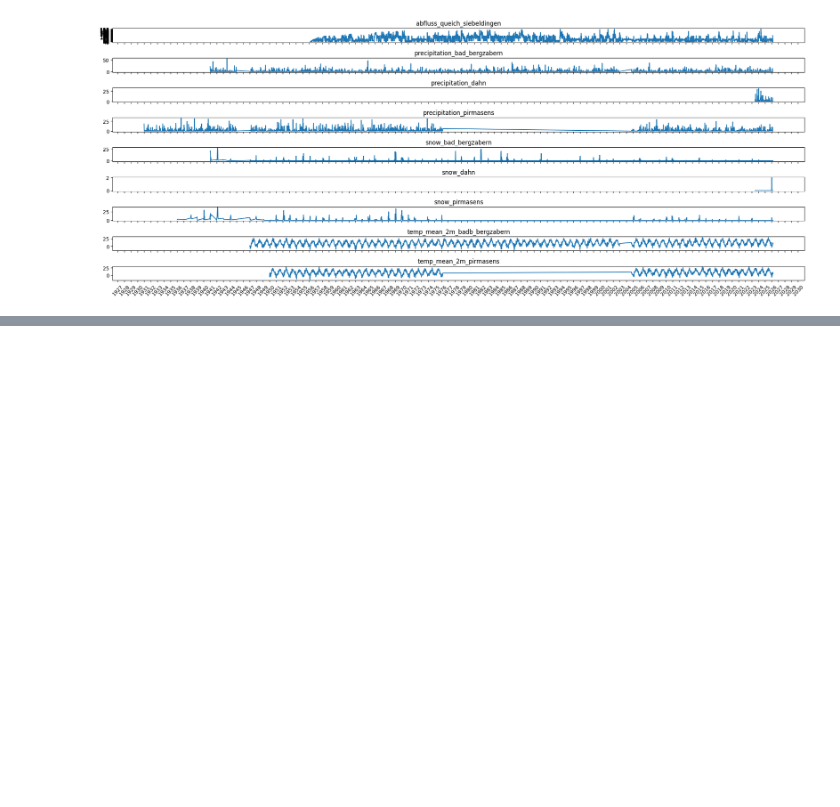
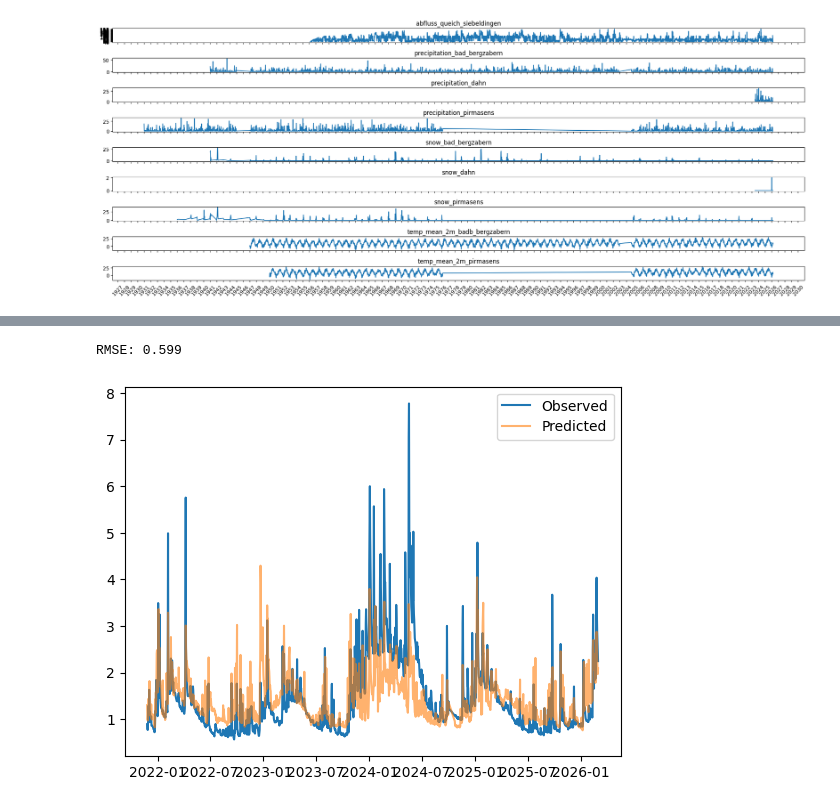
Before and after one commit to danielsehr/pred-Q-ueich, a Jupyter notebook: temp.ipynb, the cells around one changed output, grey strips where cells are left out. Cells and saved outputs as stored; diff of their text form; code cells hidden in the pictures; blank space fills up the shorter version.

```diff
--- a/temp.ipynb
+++ b/temp.ipynb
@@ -156,0 +285,13 @@ array([205511,    461,   3821,  65382,  51802,  43488,  44284,  34518,
+# %%
+skipcols = ["target", "date", "Q"]
+feature_cols = [col for col in df_all.columns if col not in skipcols]
+print(feature_cols)
+
+X_train = df_train[feature_cols]
+y_train = df_train["target"]
+
+X_val = df_val[feature_cols]
+y_val = df_val["target"]
+
+X_test = df_test[feature_cols]
+y_test = df_test["target"]
@@ -156,0 +302,17 @@ array([205511,    461,   3821,  65382,  51802,  43488,  44284,  34518,
+# %%
+model = XGBRegressor(
+    n_estimators=4000,
+    max_depth=8,
+    learning_rate=0.005,
+    # subsample=0.8,
+    # colsample_bytree=0.8,
+    objective="reg:squarederror",
+    random_state=42,
+    early_stopping_rounds=20
+)
+# %%
+model.fit(
+    X_train,
+    y_train,
+    eval_set=[(X_val, y_val)],
+    )
@@ -156,0 +348,17 @@ array([205511,    461,   3821,  65382,  51802,  43488,  44284,  34518,
+# %%
+# test_set = (X_train, y_train)
+# test_set = (X_val, y_val)
+test_set = (X_test, y_test)
+
+y_pred = model.predict(test_set[0])
+
+rmse = np.sqrt(mean_squared_error(test_set[1], y_pred))
+print(f"RMSE: {rmse:.3f}")
+
+plt.plot(test_set[1].index, test_set[1], label="Observed")
+plt.plot(test_set[1].index, y_pred, label="Predicted", alpha=0.6)
+plt.legend()
+plt.show()
+# %% [output]
+RMSE: 0.599
+[figure, added]
```
Also changed, not shown: parts of 30 cells of this notebook.
